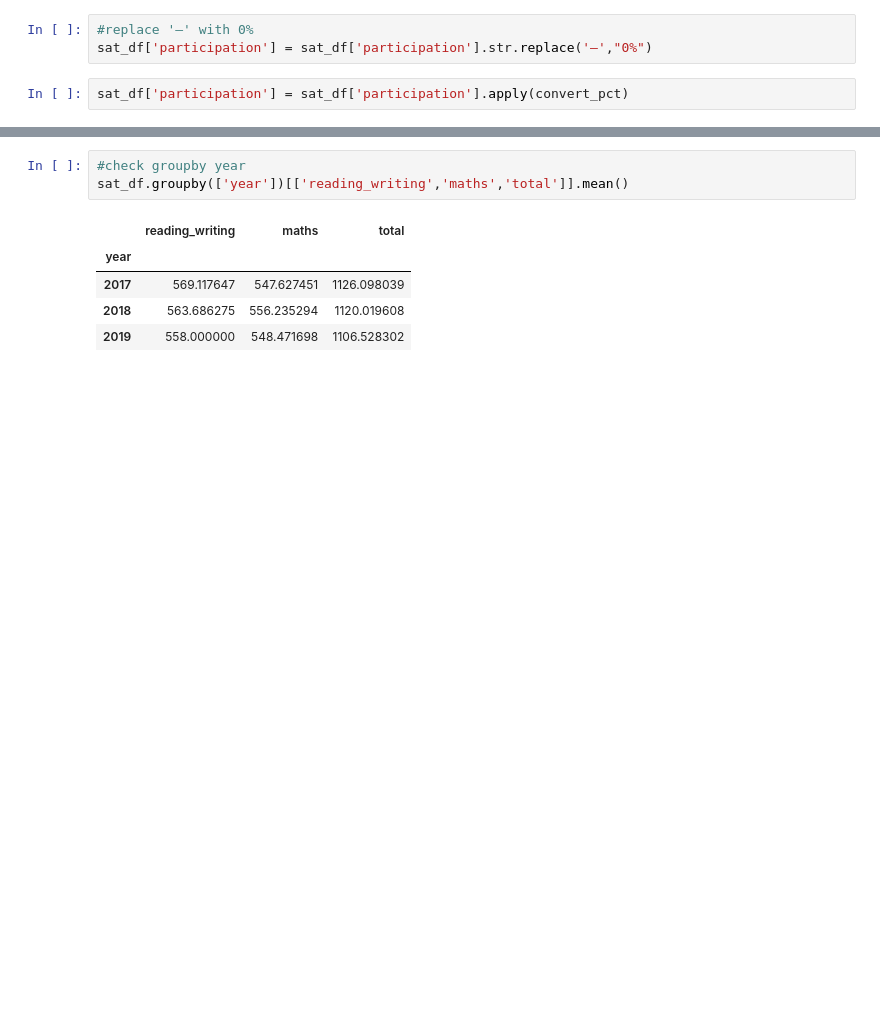
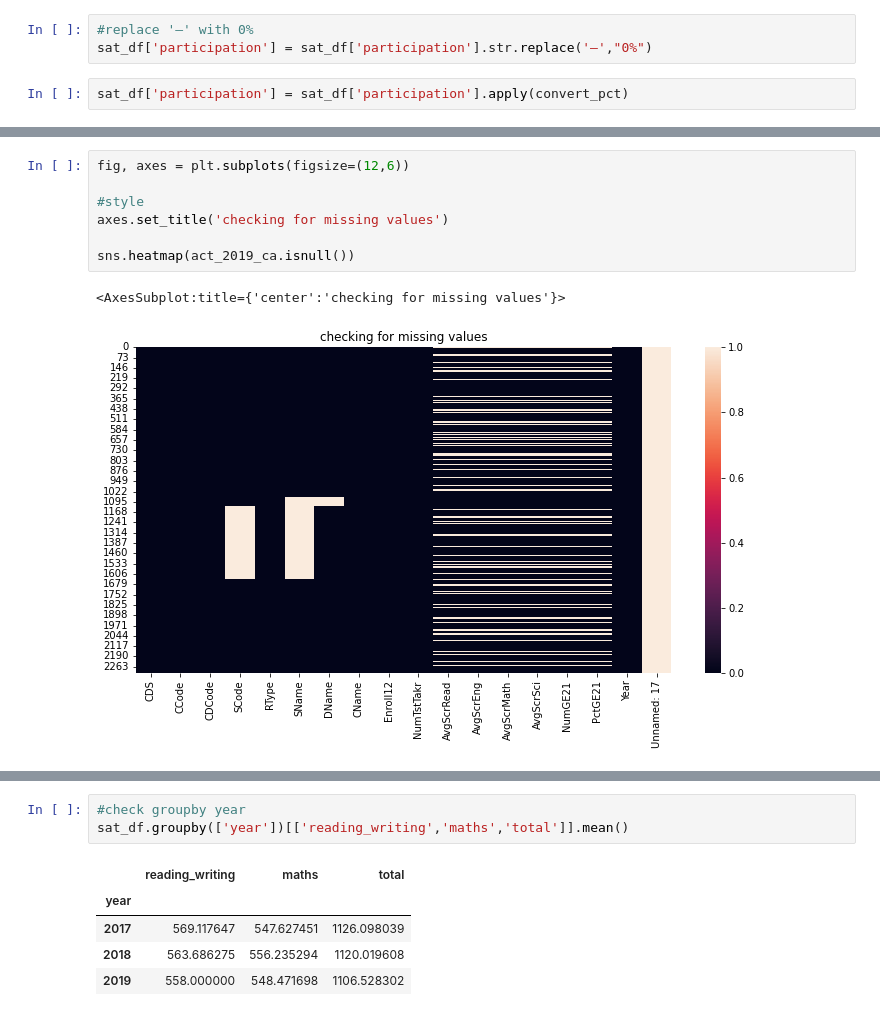
Before and after one commit to krisgch/dsi_project_satcat, a Jupyter notebook: code/starter-code.ipynb, the cells around one changed output, grey strips where cells are left out. Saved outputs shown, nothing was run; the diff lists cells and outputs as text; blank space fills up the shorter version.

```diff
--- a/code/starter-code.ipynb
+++ b/code/starter-code.ipynb
@@ -254,0 +342,10 @@ sat_df['participation'] = sat_df['participation'].apply(convert_pct)
+# %%
+fig, axes = plt.subplots(figsize=(12,6))
+
+#style
+axes.set_title('checking for missing values')
+
+sns.heatmap(act_2019_ca.isnull())
+# %% [output]
+<AxesSubplot:title={'center':'checking for missing values'}>
+[figure, added]
```
Also changed, not shown: parts of 104 cells of this notebook, 6 other files.
